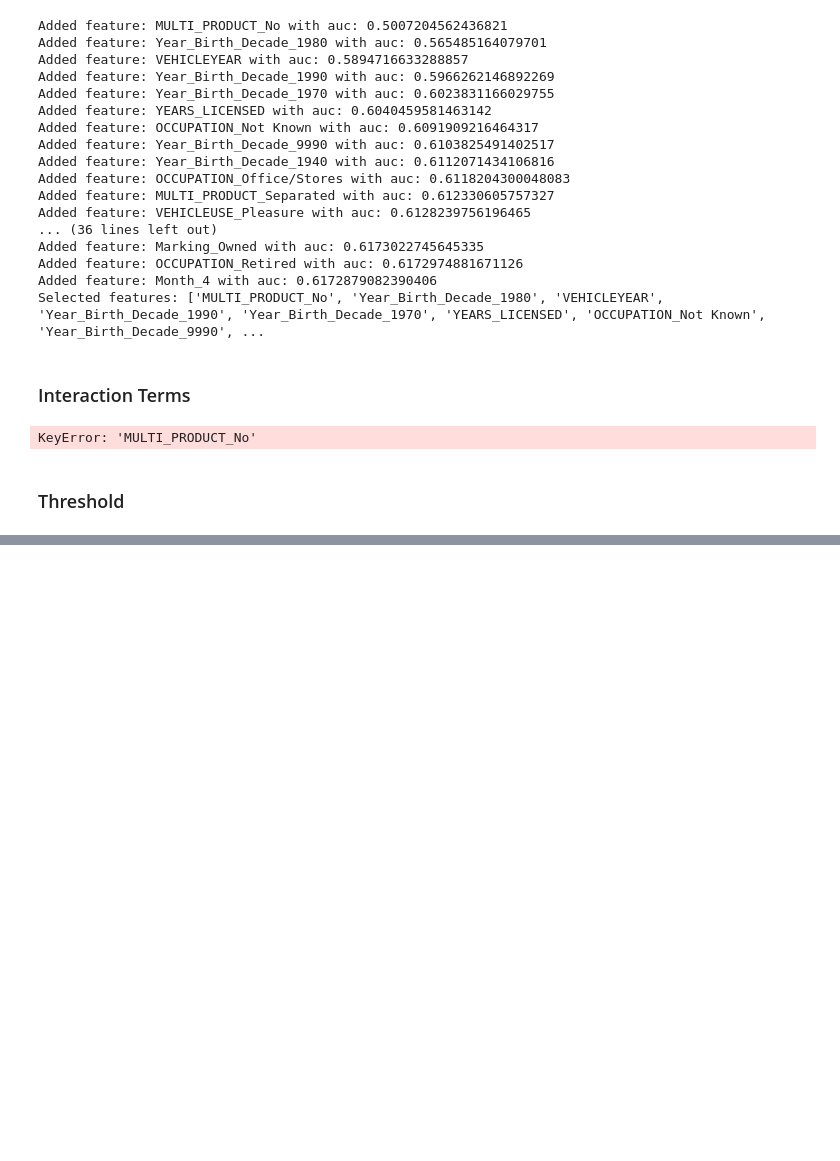
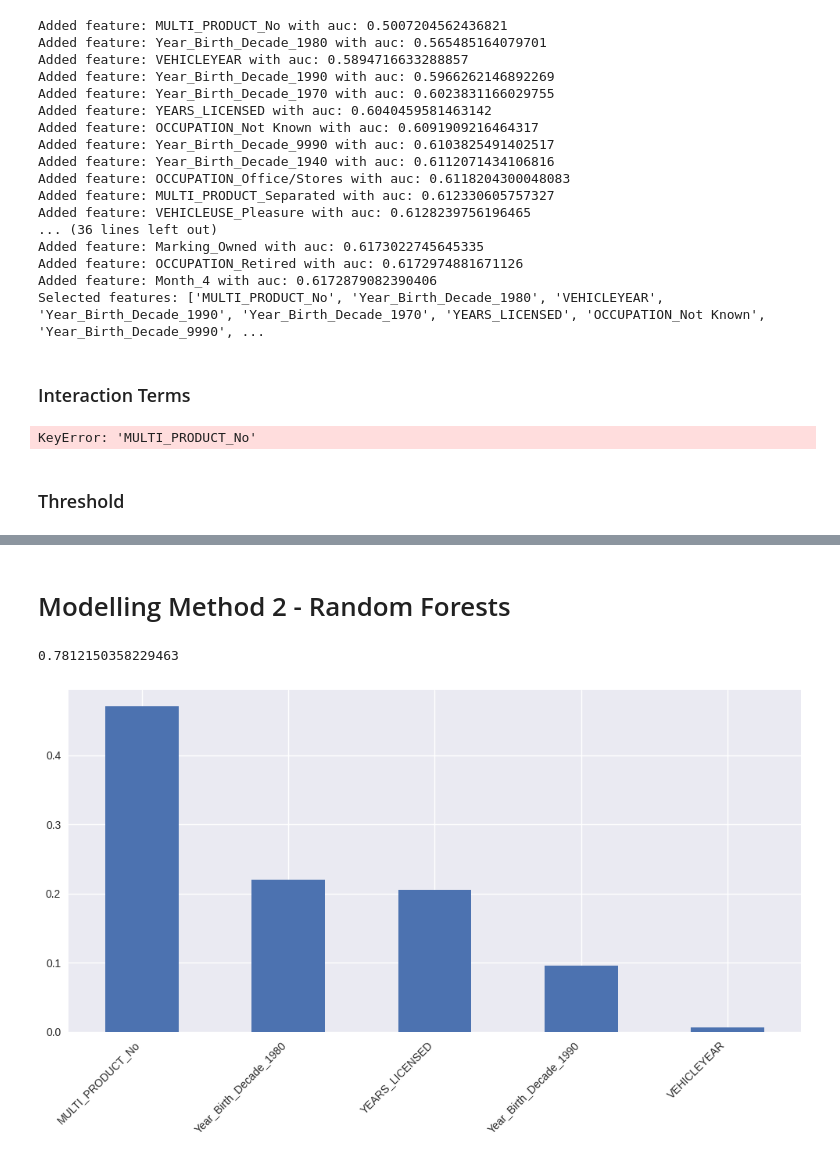
Before and after one commit to TheGooseGuy/Insurance-Product-Prediction, a Jupyter notebook: Project2_Solution.ipynb, the cells around one changed output, grey strips where cells are left out. Drawn from its saved outputs; the diff is of its cells as text; code cells hidden in the pictures; blank space fills up the shorter version.

Commit message:
Decision tree & RF

```diff
--- a/Project2_Solution.ipynb
+++ b/Project2_Solution.ipynb
@@ -498 +511,55 @@ Total Profit: 5022.0
 ------------------------------
+# %% [markdown]
+# Modelling Method 2 - Random Forests
+# %%
+from sklearn.tree import DecisionTreeClassifier, export_graphviz
+
+tree_insurance = DecisionTreeClassifier(min_samples_leaf=10, max_depth=6)
+tree_insurance.fit(X, y)
+y_pred = tree_insurance.predict(X)
+
+tree_insurance.score(X, y)
+# %% [output]
+0.7812150358229463
+# %%
+def plot_feature_importances(model, feature_names):
+   # Get feature importances and names
+   importances = model.feature_importances_
+
+   # Get non-zero features only
+   non_zero_idx = importances > 0
+   importances = importances[non_zero_idx]
+   if isinstance(feature_names, pd.Index):
+       feature_names = feature_names[non_zero_idx]
+   else:
+       feature_names = [feature_names[i] for i in range(len(non_zero_idx)) if non_zero_idx[i]]
+
+   # Sort them in descending order
+   indices = np.argsort(importances)[::-1]
+
+   # Create figure
+   plt.figure(figsize=(10, 6))
+
+   # Create bar plot
+   plt.bar(range(len(importances)), importances[indices])
+
+   # Add labels
+   plt.xticks(range(len(importances)), [feature_names[i] for i in indices], rotation=45, ha='right')
+   plt.xlabel('Features')
+   plt.ylabel('Importance')
+   plt.title('Feature Importances (Non-zero only)')
+
+   # Adjust layout to prevent label cutoff
+   plt.tight_layout()
+
+   plt.show()
+
+# Or the simpler pandas version:
+importance_series = pd.Series(tree_insurance.feature_importances_, index=X.columns)
+importance_series = importance_series[importance_series > 0]  # Keep only non-zero values
+importance_series.sort_values(ascending=False).plot(kind='bar', figsize=(10, 6))
+plt.xticks(rotation=45, ha='right')
+plt.tight_layout()
+plt.show()
+# %% [output]
+[figure, added]
```
Also changed, not shown: parts of 22 cells of this notebook.
